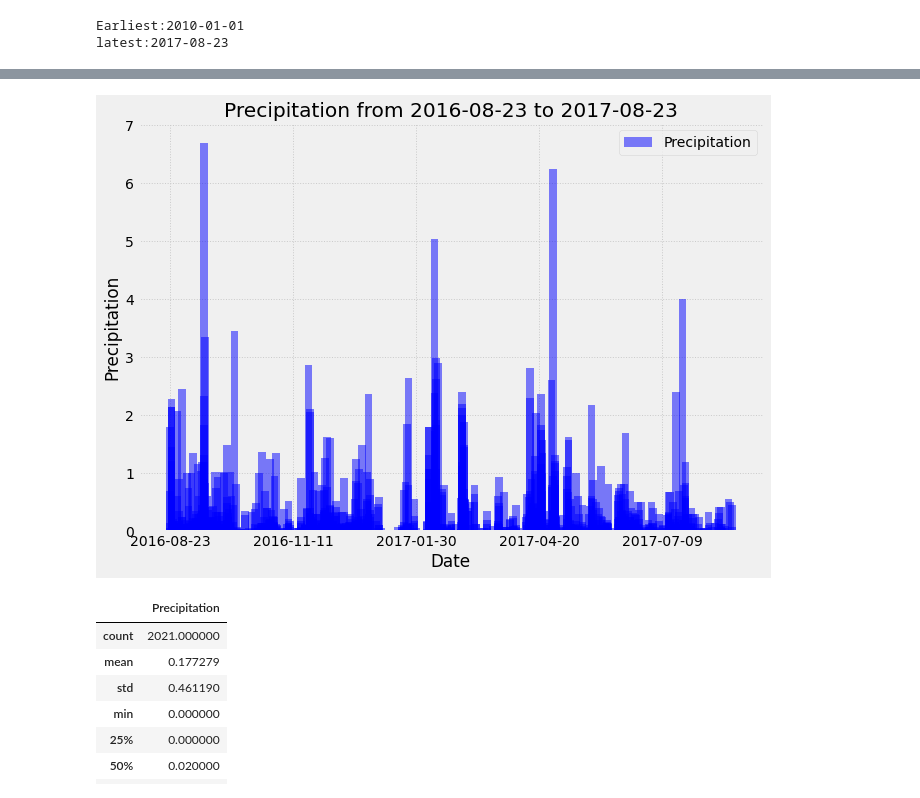
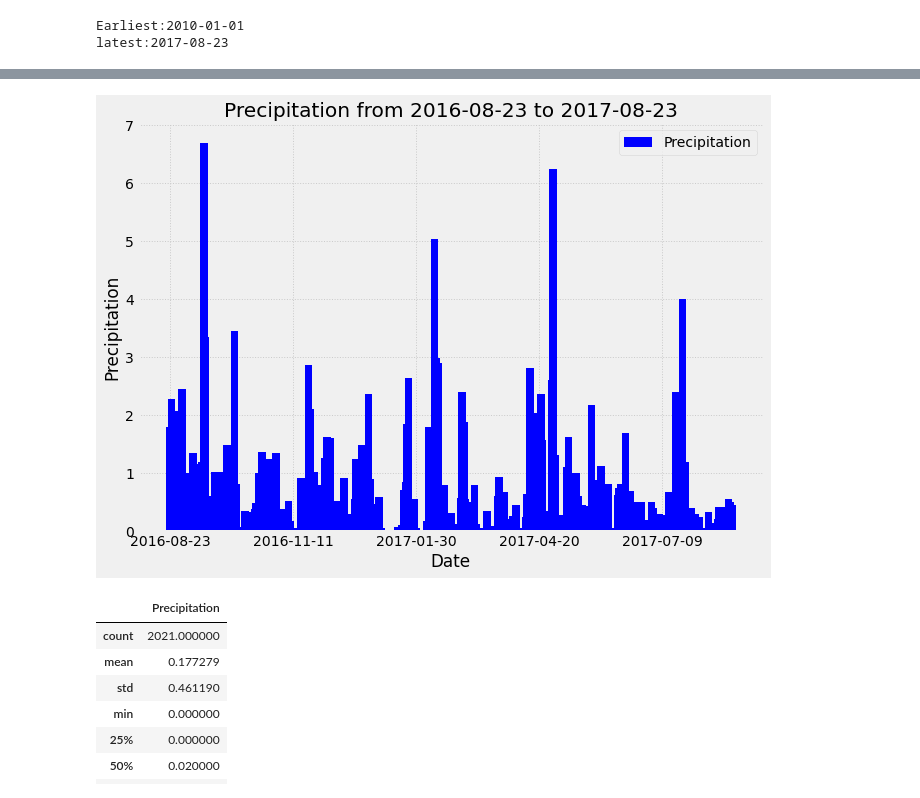
Before and after one commit to mward95/SQLalchemy_Challenge, a Jupyter notebook: SQLalchemy_Pandas.ipynb, the cells around one changed output, grey strips where cells are left out. Saved outputs shown, nothing was run; the diff lists cells and outputs as text; code cells hidden in the pictures.

```diff
--- a/SQLalchemy_Pandas.ipynb
+++ b/SQLalchemy_Pandas.ipynb
@@ -100,33 +100,33 @@ Date
 # %%
 # Use Pandas Plotting with Matplotlib to plot the data
 x = precipitation.index.tolist()
 y = precipitation['Precipitation'].tolist()
 
 plt.figure(figsize=(10,7))
-plt.bar(x,y,width = 5 ,color='b', alpha=0.5, align="center",label='Precipitation')
+plt.bar(x,y,width = 5 ,color='b', align="center",label='Precipitation')
 plt.tick_params(
  # changes apply to the x-axis
     axis='x',
  # both major and minor ticks are affected
     which='both',
  # ticks along the bottom edge are on
     bottom=True,
 # ticks along the top edge are off
     top=False,
 # labels along the bottom edge are on
     labelbottom=True)
 # fixes x-axis tick issues
 major_ticks = np.arange(0,400,80)
 plt.xticks(major_ticks)
 
 plt.title(f"Precipitation from {last_year_date} to {last_date_set[0]}")
 plt.xlabel("Date")
 plt.ylabel("Precipitation")
 plt.grid(which='major', axis='both', linestyle=':')
 plt.legend()
 plt.show()
 # %% [output]
-[figure, old version]
+[figure, new version]
 # %%
 # Use Pandas to calcualte the summary statistics for the precipitation data
 precipitation.describe()
```
